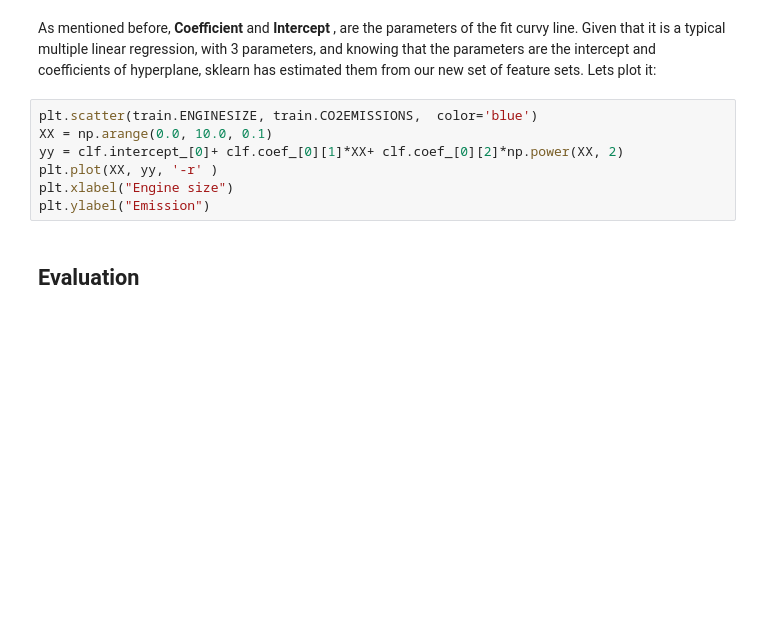
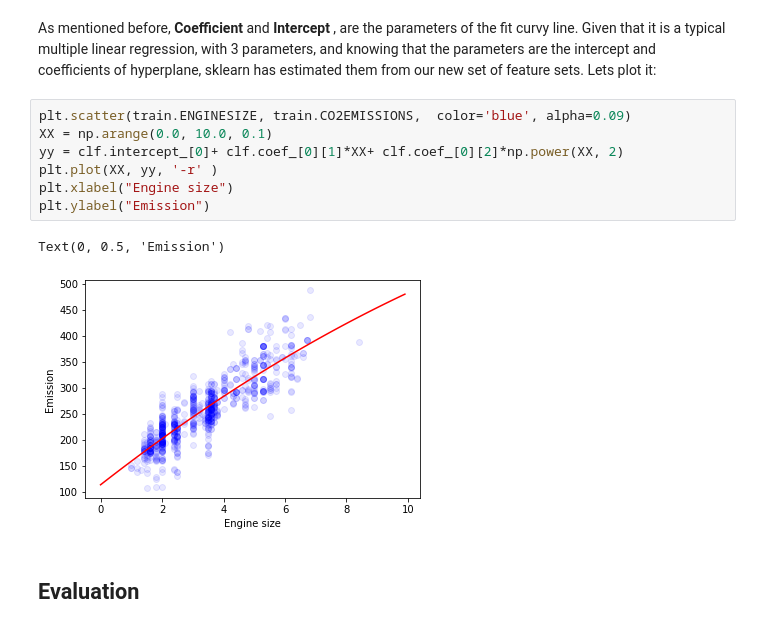
Before and after one commit to felixfreter/Learning-Process, a Jupyter notebook: Machine Learning/ML0101EN-Reg-Polynomial-Regression-Co2.ipynb, the cells around one changed output. Drawn from its saved outputs; the diff is of its cells as text; blank space fills up the shorter version.

```diff
--- a/Machine Learning/ML0101EN-Reg-Polynomial-Regression-Co2.ipynb
+++ b/Machine Learning/ML0101EN-Reg-Polynomial-Regression-Co2.ipynb
@@ -183,12 +197,15 @@ print ('Intercept: ',clf.intercept_)
 As mentioned before, **Coefficient** and **Intercept** , are the parameters of the fit curvy line.
 Given that it is a typical multiple linear regression, with 3 parameters, and knowing that the parameters are the intercept and coefficients of hyperplane, sklearn has estimated them from our new set of feature sets. Lets plot it:
 # %%
-plt.scatter(train.ENGINESIZE, train.CO2EMISSIONS,  color='blue')
+plt.scatter(train.ENGINESIZE, train.CO2EMISSIONS,  color='blue', alpha=0.09)
 XX = np.arange(0.0, 10.0, 0.1)
 yy = clf.intercept_[0]+ clf.coef_[0][1]*XX+ clf.coef_[0][2]*np.power(XX, 2)
 plt.plot(XX, yy, '-r' )
 plt.xlabel("Engine size")
 plt.ylabel("Emission")
+# %% [output]
+Text(0, 0.5, 'Emission')
+[figure, added]
 # %% [markdown]
 <h2 id="evaluation">Evaluation</h2>
 # %%
```
Also changed, not shown: parts of 7 cells of this notebook, 7 other files.
